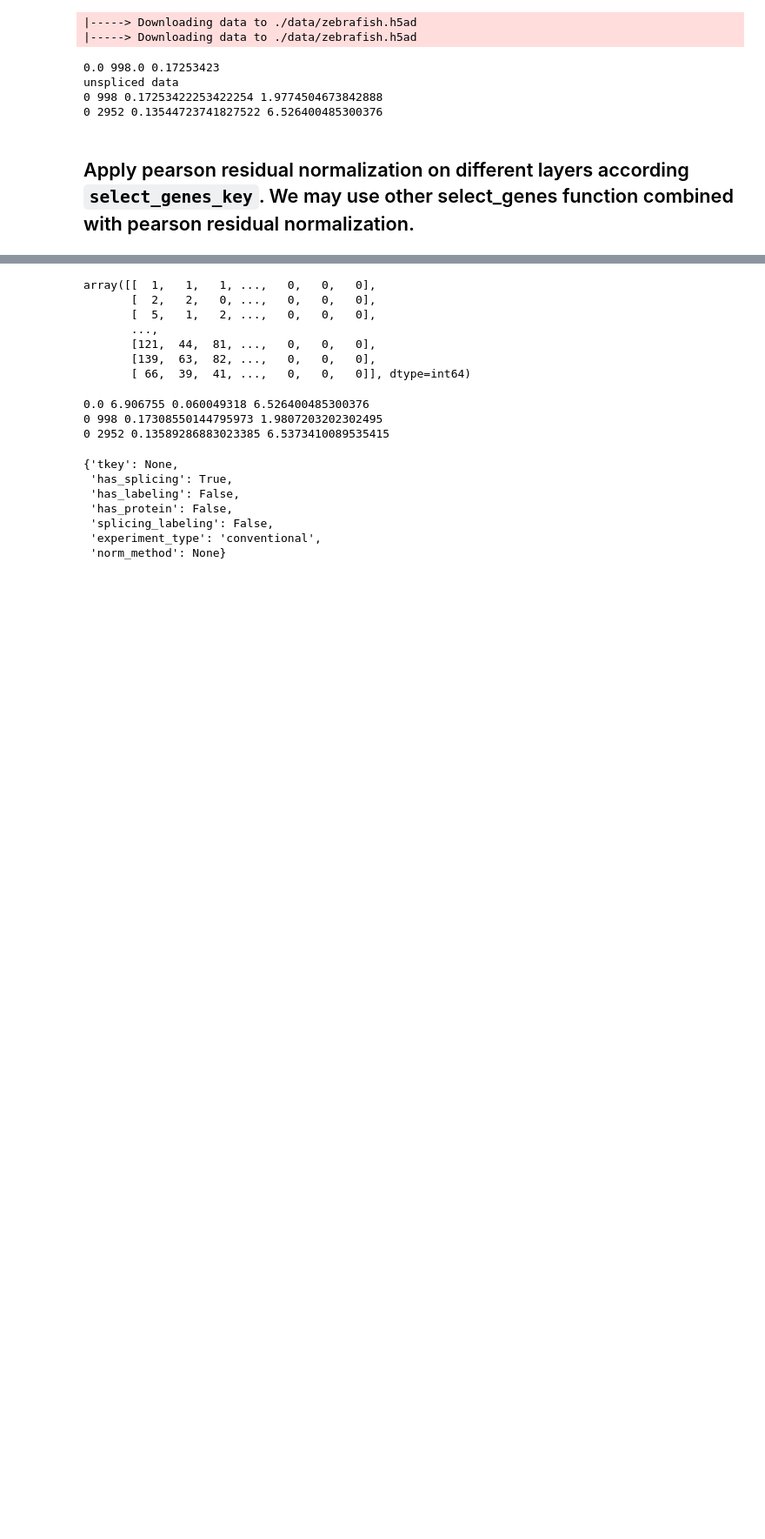
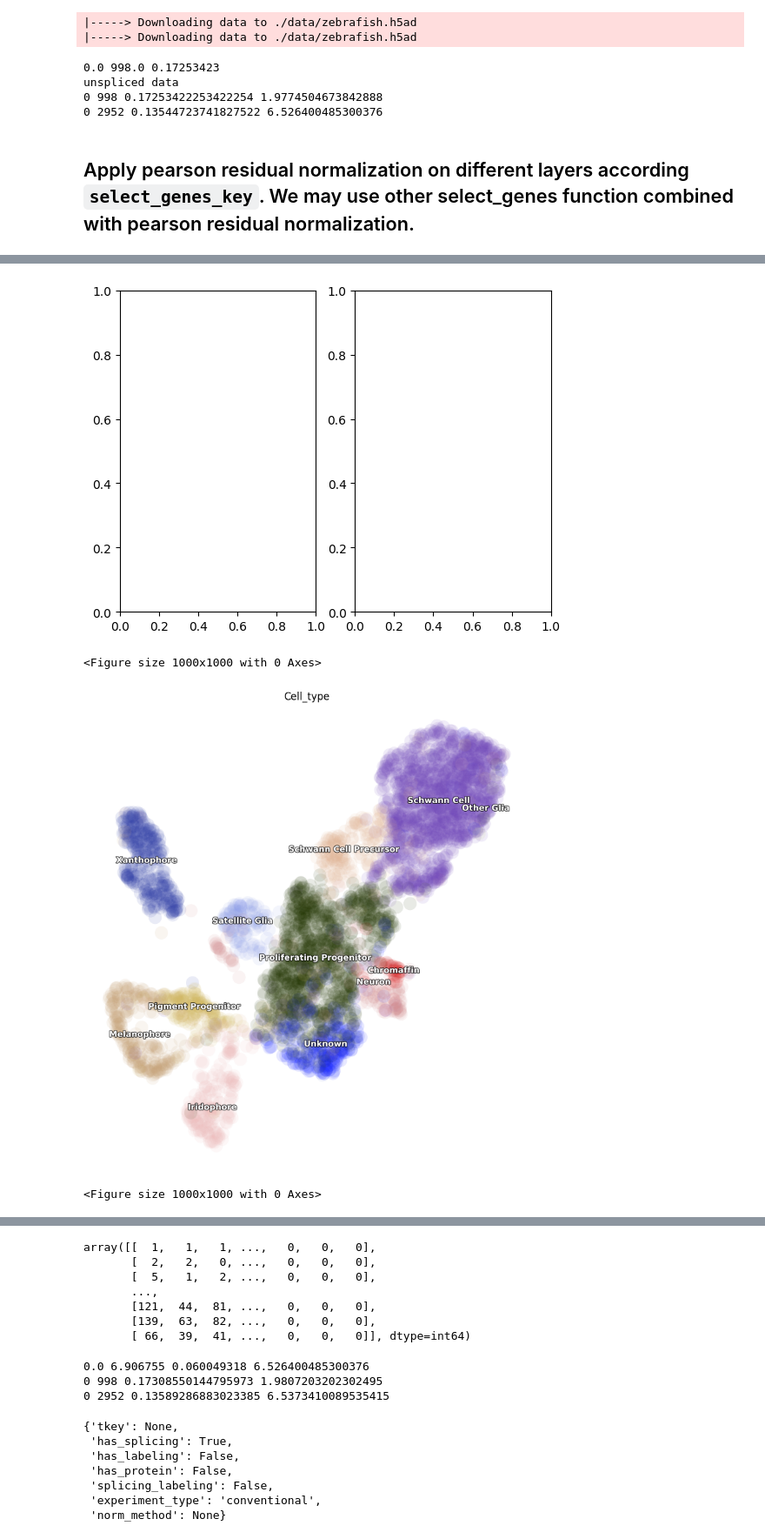
Before and after one commit to aristoteleo/dynamo-notebooks, a Jupyter notebook: normalization/preprocessor-monocle-visualization-zebrafish.ipynb, the cells around one changed output, grey strips where cells are left out. Shown at 87% size. Drawn from its saved outputs; the diff is of its cells as text; code cells hidden in the pictures; blank space fills up the shorter version.

```diff
--- a/normalization/preprocessor-monocle-visualization-zebrafish.ipynb
+++ b/normalization/preprocessor-monocle-visualization-zebrafish.ipynb
@@ -68,0 +103,9 @@ preprocessor.preprocess_adata(adata)
+# %%
+fig, axes = plt.subplots(1, 2)
+dyn.pl.umap(adata, color="Cell_type", figsize=(10, 10))#, ax=axes[0])
+dyn.pl.umap(monocle_adata, color="Cell_type", figsize=(10, 10))#, ax=axes[1])
+# %% [output]
+[figure, added]
+<Figure size 1000x1000 with 0 Axes>
+[figure, added]
+<Figure size 1000x1000 with 0 Axes>
```
Also changed, not shown: parts of 14 cells of this notebook.
